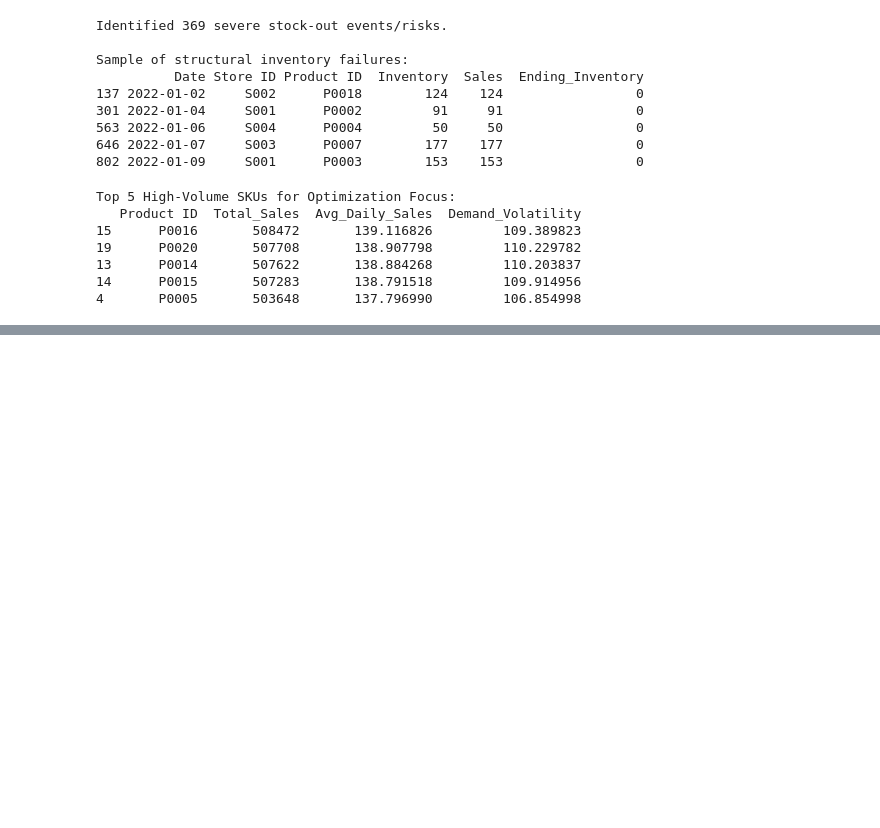
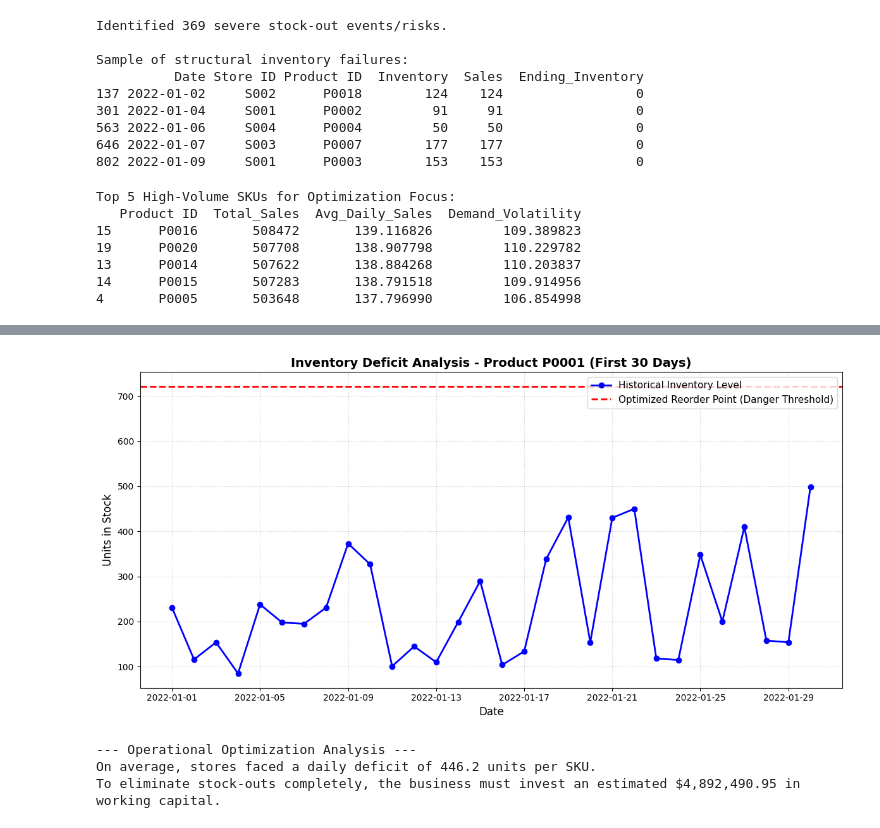
Before and after one commit to Shuzana2405/retail-inventory-optimization, a Jupyter notebook: inventory_analysis.ipynb, the cells around one changed output, grey strips where cells are left out. Drawn from its saved outputs; the diff is of its cells as text; code cells hidden in the pictures; blank space fills up the shorter version.

```diff
--- a/inventory_analysis.ipynb
+++ b/inventory_analysis.ipynb
@@ -103,0 +110,15 @@ NameError: name 'np' is not defined
+# %%
+# Merge our optimized metrics back into the main 73,100 row dataset
+df_eval = df.merge(optimization_df[['Product ID', 'Safety_Stock', 'Reorder_Point']], on='Product ID', how='left')
+
+# Calculate an "IE Benchmarking Metric": Standard Stock Level vs. Your Optimized ROP
+# Let's see how often the historical inventory was drop-dead lower than our recommended ROP
+df_eval['Historical_Understocked'] = df_eval['Inventory'] < df_eval['Reorder_Point']
+
+# Calculate how many days your new system would prevent critical stock-out scares
+understock_days = df_eval['Historical_Understocked'].sum()
+total_records = len(df_eval)
+understock_pct = (understock_days / total_records) * 100
+
+print("Operational Gap Analysis:")
+print(f"Historical inventory levels fell BELOW the safety Reorder Point on {understock_days} out of {total_records} operational days ({understock_pct:.2f}% of the time).")
@@ -103,0 +145,54 @@ NameError: name 'np' is not defined
+# %%
+import matplotlib.pyplot as plt
+
+# Isolate data for Product P0001 at Store S001 over the first 30 days
+sample_df = df_eval[(df_eval['Product ID'] == 'P0001') & (df_eval['Store ID'] == 'S0001')].sort_values('Date').head(30)
+
+# If S0001 doesn't have enough data, let's just grab the first store that shows up for P0001
+if len(sample_df) == 0:
+    first_store = df_eval[df_eval['Product ID'] == 'P0001']['Store ID'].iloc[0]
+    sample_df = df_eval[(df_eval['Product ID'] == 'P0001') & (df_eval['Store ID'] == first_store)].sort_values('Date').head(30)
+
+plt.figure(figsize=(12, 6))
+
+# Plot historical inventory levels
+plt.plot(sample_df['Date'], sample_df['Inventory'], label='Historical Inventory Level', color='blue', linewidth=2, marker='o')
+
+# Plot your optimized Reorder Point as a baseline danger zone
+plt.axhline(y=sample_df['Reorder_Point'].iloc[0], color='red', linestyle='--', linewidth=2, label='Optimized Reorder Point (Danger Threshold)')
+
+plt.title('Inventory Deficit Analysis - Product P0001 (First 30 Days)', fontsize=14, fontweight='bold')
+plt.xlabel('Date', fontsize=12)
+plt.ylabel('Units in Stock', fontsize=12)
+plt.legend(fontsize=11)
+plt.grid(True, linestyle=':', alpha=0.6)
+
+plt.tight_layout()
+plt.show()
+# %% [output]
+[figure, added]
+# %%
+# 1. Engineering the ideal Target Stock Level (Up-to-To Level)
+optimization_df['Target_Stock'] = (
+    (optimization_df['Avg_Daily_Sales'] * LEAD_TIME) +
+    optimization_df['Safety_Stock']
+)
+
+# 2. Merge this ideal target baseline back into our evaluation set
+df_eval = df_eval.merge(optimization_df[['Product ID', 'Target_Stock']], on='Product ID', how='left')
+
+# 3. Calculate the "Deficit" (The missing units the store should have ordered)
+df_eval['Inventory_Deficit'] = df_eval['Target_Stock'] - df_eval['Inventory']
+
+# 4. Aggregate the total structural deficit across the entire operation
+avg_deficit_units = df_eval['Inventory_Deficit'].mean()
+estimated_holding_cost_per_unit_day = 0.15  # Assume $0.15 holding cost per unit/day
+total_yearly_investment_needed = avg_deficit_units * 73100 * estimated_holding_cost_per_unit_day
+
+print("--- Operational Optimization Analysis ---")
+print(f"On average, stores faced a daily deficit of {avg_deficit_units:.1f} units per SKU.")
+print(f"To eliminate stock-outs completely, the business must invest an estimated ${total_yearly_investment_needed:,.2f} in working capital.")
+# %% [output]
+--- Operational Optimization Analysis ---
+On average, stores faced a daily deficit of 446.2 units per SKU.
+To eliminate stock-outs completely, the business must invest an estimated $4,892,490.95 in working capital.
```
Also changed, not shown: parts of 3 cells of this notebook.
